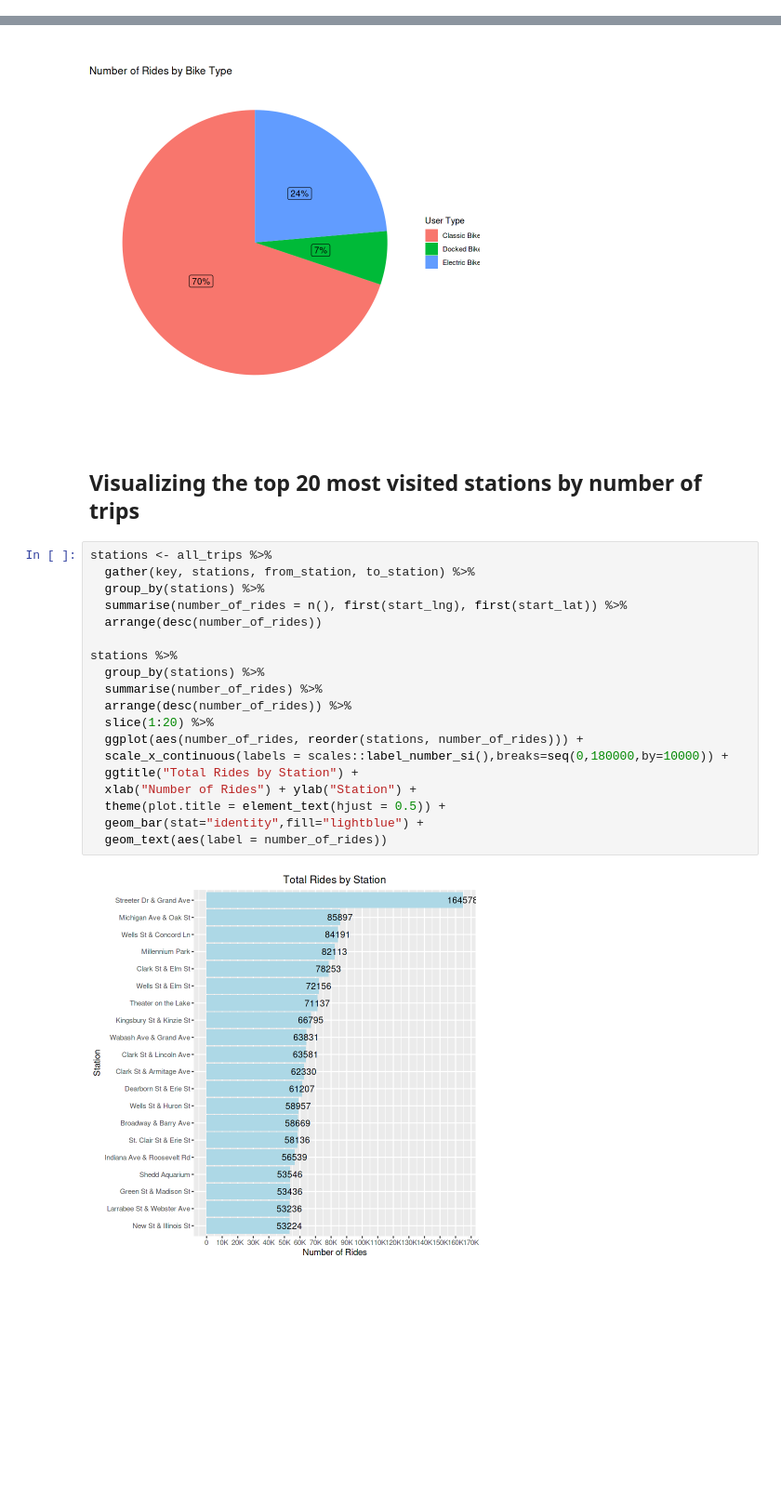
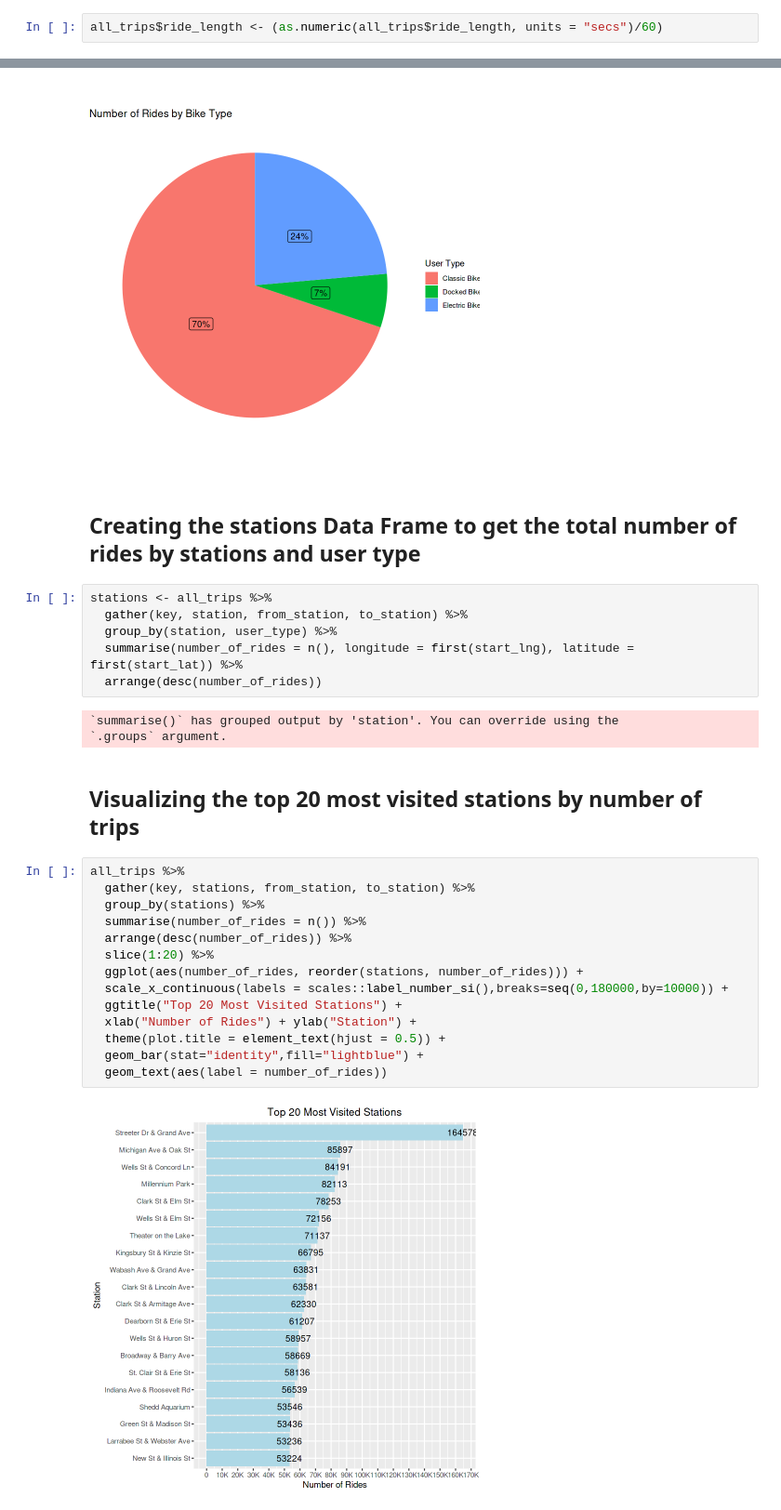
Before and after one commit to georgeselkassouf/Cyclistic-Bike-Share, a Jupyter notebook: gdac-case-study-cyclistic-bike-share.ipynb, the cells around one changed output, grey strips where cells are left out. Shown: that part at 93% size. Saved outputs shown, nothing was run; the diff lists cells and outputs as text; blank space fills up the shorter version.

```diff
--- a/gdac-case-study-cyclistic-bike-share.ipynb
+++ b/gdac-case-study-cyclistic-bike-share.ipynb
@@ -321,3 +323,5 @@ is.numeric(all_trips$ride_length)
+# %%
+all_trips$ride_length <- (as.numeric(all_trips$ride_length, units = "secs")/60)
 # %% [markdown]
 ### Omit all NA Values
 # %%
@@ -672,26 +654,32 @@ all_trips %>%
   theme_void()
 # %% [output]
 [figure]
+# %% [markdown]
+## Creating the stations Data Frame to get the total number of rides by stations and user type
+# %%
+stations <- all_trips %>%
+  gather(key, station, from_station, to_station) %>%
+  group_by(station, user_type) %>%
+  summarise(number_of_rides = n(), longitude = first(start_lng), latitude = first(start_lat)) %>%
+  arrange(desc(number_of_rides))
+# %% [output]
+`summarise()` has grouped output by 'station'. You can override using the
+`.groups` argument.
 # %% [markdown]
 ## Visualizing the top 20 most visited stations by number of trips
 # %%
-stations <- all_trips %>%
+all_trips %>%
   gather(key, stations, from_station, to_station) %>%
   group_by(stations) %>%
-  summarise(number_of_rides = n(), first(start_lng), first(start_lat)) %>%
-  arrange(desc(number_of_rides))
-
-stations %>%
-  group_by(stations) %>%
-  summarise(number_of_rides) %>%
+  summarise(number_of_rides = n()) %>%
   arrange(desc(number_of_rides)) %>%
   slice(1:20) %>%
   ggplot(aes(number_of_rides, reorder(stations, number_of_rides))) +
   scale_x_continuous(labels = scales::label_number_si(),breaks=seq(0,180000,by=10000)) +
-  ggtitle("Total Rides by Station") +
+  ggtitle("Top 20 Most Visited Stations") +
   xlab("Number of Rides") + ylab("Station") +
   theme(plot.title = element_text(hjust = 0.5)) +
   geom_bar(stat="identity",fill="lightblue") +
   geom_text(aes(label = number_of_rides))
 # %% [output]
-[figure, old version]
+[figure, new version]
```
Also changed, not shown: parts of 14 cells of this notebook.
